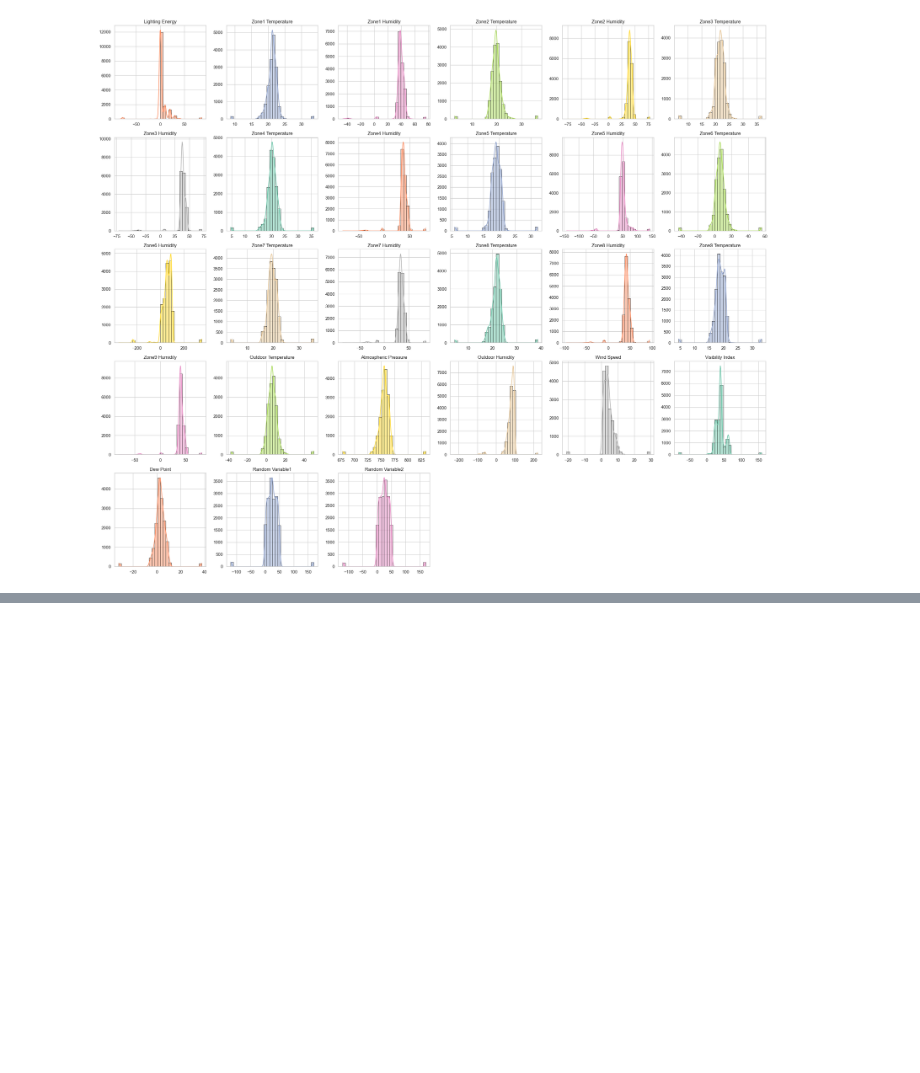
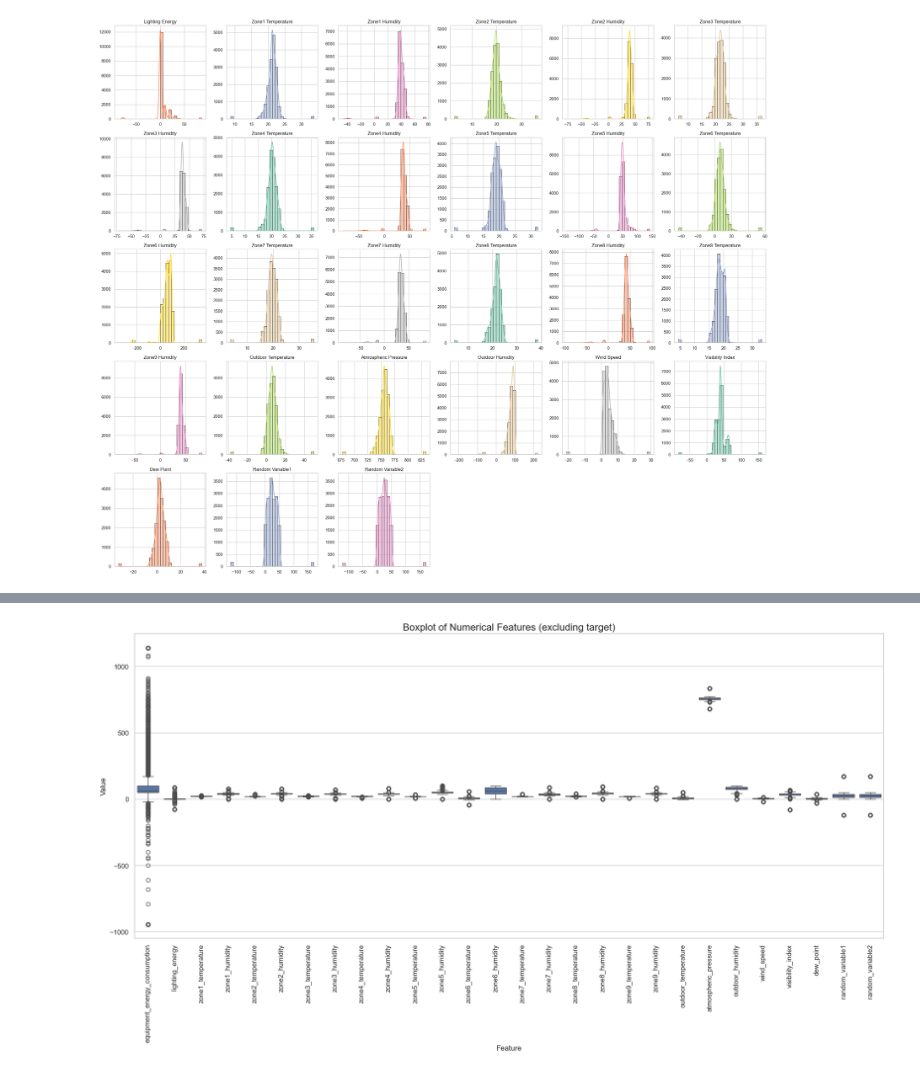
Before and after one commit to Revanthcsv/DS-Intern-Assignment-RevanthKumar, a Jupyter notebook: energy_prediction.ipynb, the cells around one changed output, grey strips where cells are left out. Drawn from its saved outputs; the diff is of its cells as text; code cells hidden in the pictures; blank space fills up the shorter version.

```diff
--- a/energy_prediction.ipynb
+++ b/energy_prediction.ipynb
@@ -227,0 +267,26 @@ plt.show()
+# %%
+# Select numerical columns excluding the target variable
+numerical_cols = df.select_dtypes(include='number').columns.tolist()
+numerical_features = [col for col in numerical_cols]
+
+# Melt the DataFrame to long-form for Seaborn
+df_melted = df[numerical_features].melt(var_name='Feature', value_name='Value')
+
+# Set the aesthetic style of the plots
+sns.set(style="whitegrid")
+
+# Create the boxplot
+plt.figure(figsize=(18, 10))
+sns.boxplot(x='Feature', y='Value', data=df_melted)
+
+# Rotate x-axis labels for better readability
+plt.xticks(rotation=90)
+
+# Set plot title
+plt.title('Boxplot of Numerical Features (excluding target)', fontsize=16)
+
+# Display the plot
+plt.tight_layout()
+plt.show()
+# %% [output]
+[figure, added]
```
Also changed, not shown: parts of 3 cells of this notebook.
